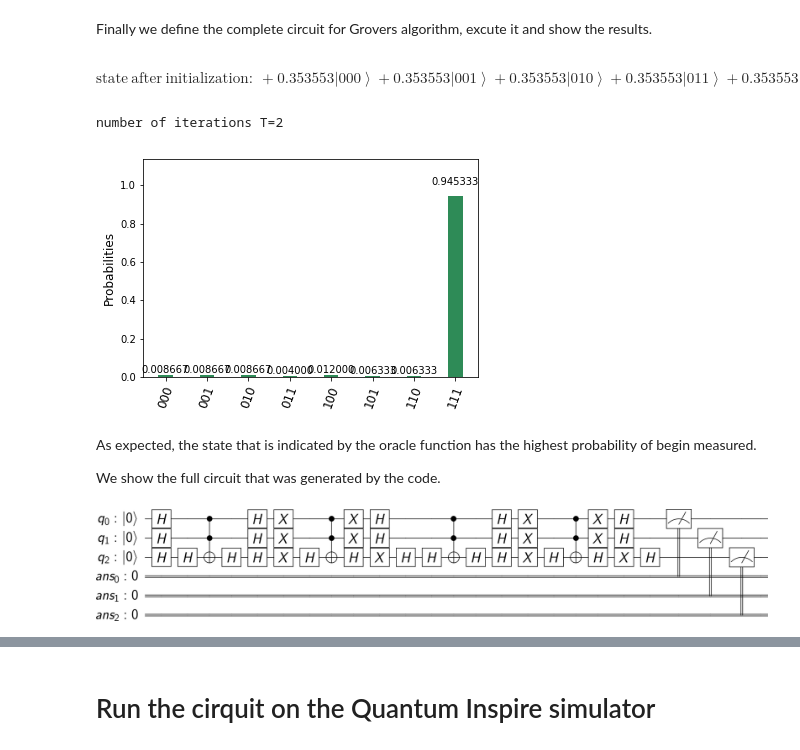
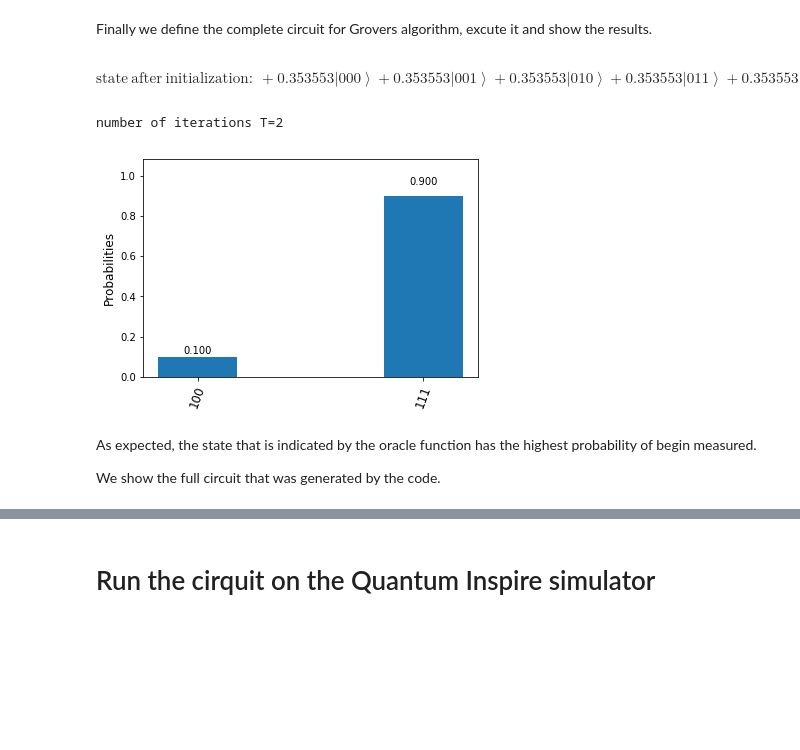
Before and after one commit to QuTech-Delft/quantuminspire, a Jupyter notebook: docs/grover_algorithm_qi.ipynb, the cells around one changed output, grey strips where cells are left out. Saved outputs shown, nothing was run; the diff lists cells and outputs as text; code cells hidden in the pictures; blank space fills up the shorter version.

```diff
--- a/docs/grover_algorithm_qi.ipynb
+++ b/docs/grover_algorithm_qi.ipynb
@@ -57,7 +58,7 @@ def format_vector(state_vector, decimal_precision=7):
         result.append(r'{0:+2g}\left\lvert {1}\right\rangle '.format(value_round, binary_state))
     return ''.join(result)
 # %%
-def run_circuit(q_circuit, q_register, number_of_qubits=None, backend='local_statevector_simulator'):
+def run_circuit(q_circuit, q_register, number_of_qubits=None, backend_name='statevector_simulator'):
     """ Run a circuit on all base state vectors and show the output.
 
     Args:
@@ -76,6 +77,7 @@ def run_circuit(q_circuit, q_register, number_of_qubits=None, backend='local_sta
     display(Math(latex_text))
 
     base_states = 2 ** number_of_qubits
+    backend = Aer.get_backend(backend_name)
     for base_state in range(base_states):
         pre_circuit = QuantumCircuit(q_register)
         state = base_state
@@ -260,60 +262,48 @@ def input_state(circuit, f_in, n):
     for j in range(n):
         circuit.h(f_in[j])
 
-QPS_SPECS = {
-    'circuits': [{
-        'name': 'grover',
-        'quantum_registers': [
-            {'name': 'q', 'size': n},
-        ],
-        'classical_registers': [
-            {'name': 'ans', 'size': n},
-        ]}]
-}
-
-circuitName='grover'
-qp = QuantumProgram(specs=QPS_SPECS)
-qc = qp.get_circuit('grover')
-q = qp.get_quantum_register('q')
-ans = qp.get_classical_register('ans')
+q = QuantumRegister(n)
+ans = ClassicalRegister(n)
+qc = QuantumCircuit(q, ans)
 
 input_state(qc, q, n)
 
-result = qp.execute(['grover'], backend='local_statevector_simulator', shots=10)
+backend=Aer.get_backend('statevector_simulator')
+job = execute(qc, backend=backend, shots=10)
+result = job.result()
 state_vector = result.get_statevector(qc)
 m=display( Math('\mathrm{state\ after\ initialization:\ }' +format_vector(state_vector)))
 
 # apply T rounds of oracle and inversion about the average
 print('number of iterations T=%d'% T)
 for t in range(T):
     for i in range(n):
         qc.barrier(q[i]) # for better visualization
     qc.iden(q[0])
     # Apply T full iterations
     black_box(qc, q)
     for i in range(n):
         qc.barrier(q[i])
     qc.iden(q[0])
     inversion_about_average(qc, q, n)
 
 # Measure the output register in the computational basis
 for j in range(n):
     qc.measure(q[j], ans[j])
 
 # Execute circuit
-result = qp.execute(['grover'], backend='local_qasm_simulator', shots=n*1000)
+backend=Aer.get_backend('qasm_simulator')
+job  = execute(qc, backend=backend, shots=10)
+result = job.result()
+
 # Get counts and plot histogram
-counts = result.get_counts('grover')
+counts = result.get_counts()
 plot_histogram(counts)
 # %% [output]
 $$\mathrm{state\ after\ initialization:\ }+0.353553\left\lvert 000\right\rangle +0.353553\left\lvert 001\right\rangle +0.353553\left\lvert 010\right\rangle +0.353553\left\lvert 011\right\rangle +0.353553\left\lvert 100\right\rangle +0.353553\left\lvert 101\right\rangle +0.353553\left\lvert 110\right\rangle +0.353553\left\lvert 111\right\rangle $$
 number of iterations T=2
-[figure, old version]
+[figure, new version]
 # %% [markdown]
 As expected, the state that is indicated by the oracle function has the highest probability of begin measured.
 
 We show the full circuit that was generated by the code.
-# %%
-circuit_drawer(qp.get_circuit(circuitName))
-# %% [output]
-[figure, removed]
```
Also changed, not shown: parts of 6 cells of this notebook, 8 other files.
